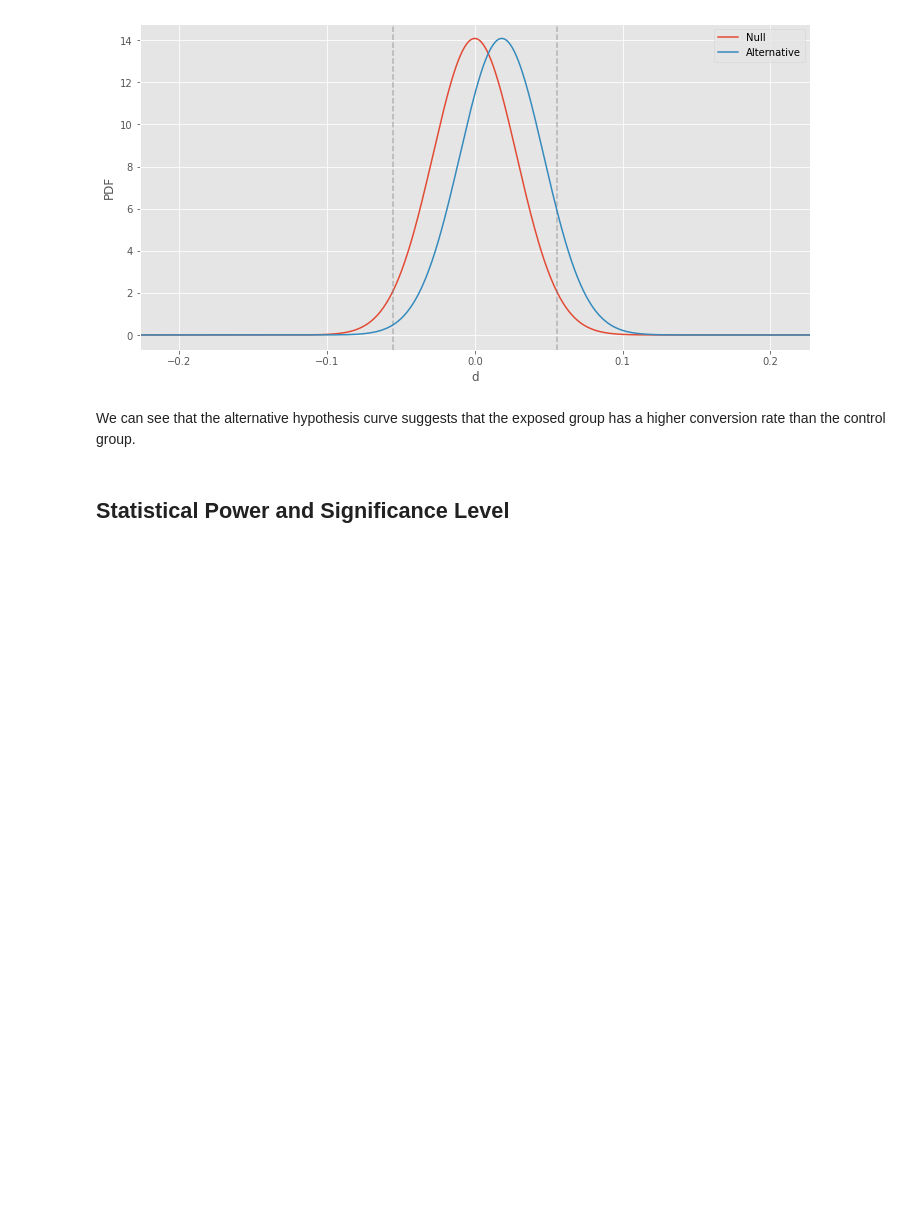
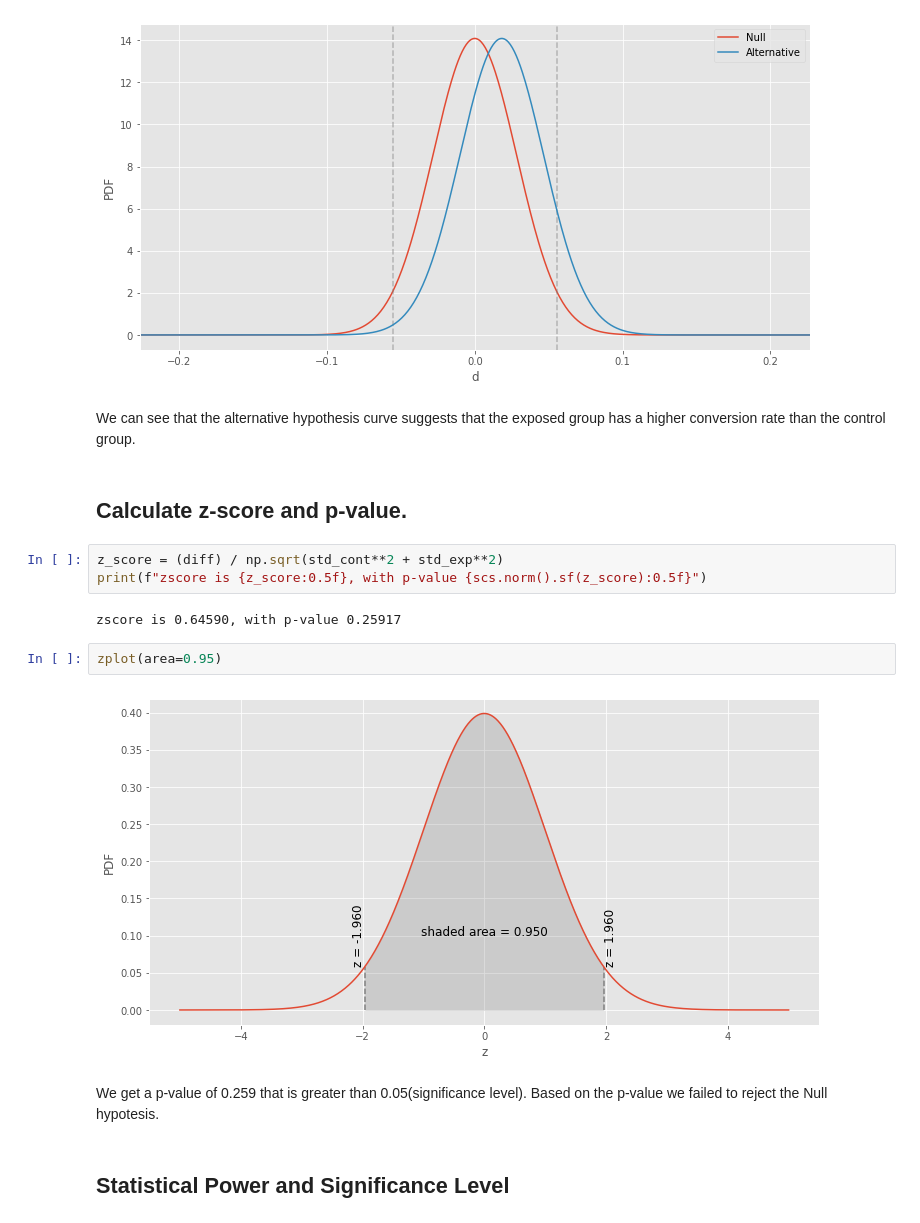
Before and after one commit to eandualem/ABTesting, a Jupyter notebook: notebooks/classical-ab-testing.ipynb, the cells around one changed output. Drawn from its saved outputs; the diff is of its cells as text; blank space fills up the shorter version.

```diff
--- a/notebooks/classical-ab-testing.ipynb
+++ b/notebooks/classical-ab-testing.ipynb
@@ -366,6 +372,19 @@ abplot(cont_total, exp_total, cont_rate, diff)
 [figure]
 # %% [markdown]
 We can see that the alternative hypothesis curve suggests that the exposed group has a higher conversion rate than the control group.
+# %% [markdown]
+## Calculate z-score and p-value.
+# %%
+z_score = (diff) / np.sqrt(std_cont**2 + std_exp**2)
+print(f"zscore is {z_score:0.5f}, with p-value {scs.norm().sf(z_score):0.5f}")
+# %% [output]
+zscore is 0.64590, with p-value 0.25917
+# %%
+zplot(area=0.95)
+# %% [output]
+[figure, added]
+# %% [markdown]
+We get a p-value of 0.259 that is greater than 0.05(significance level). Based on the p-value we failed to reject the Null hypotesis.
 # %% [markdown]
 ## Statistical Power and Significance Level
 # %% [markdown]
```
Also changed, not shown: parts of 12 cells of this notebook.
